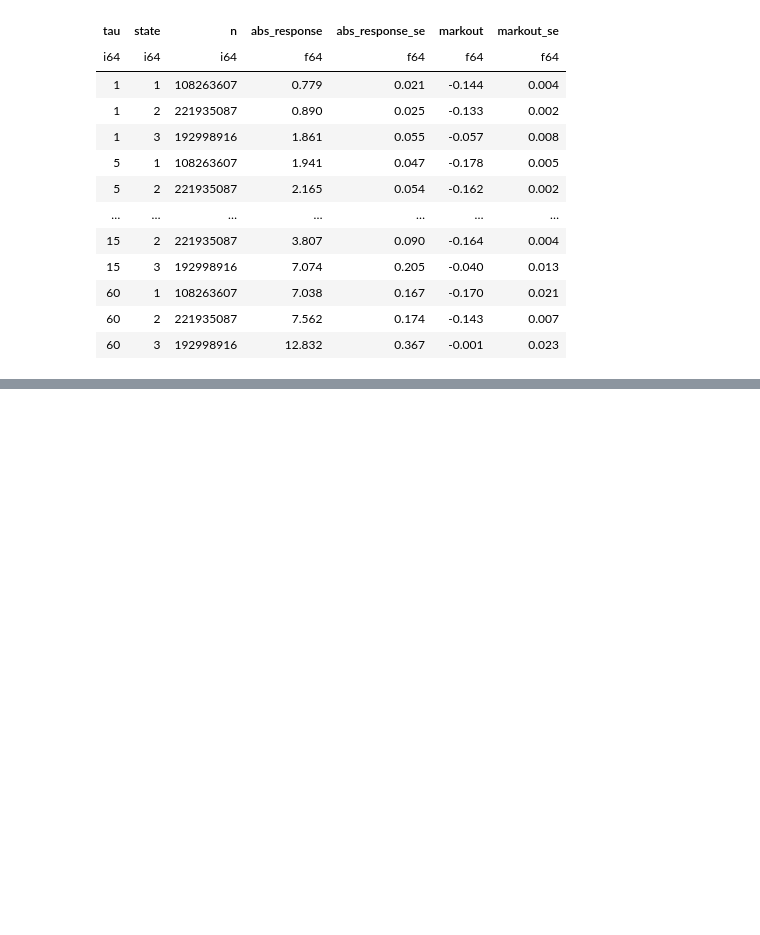
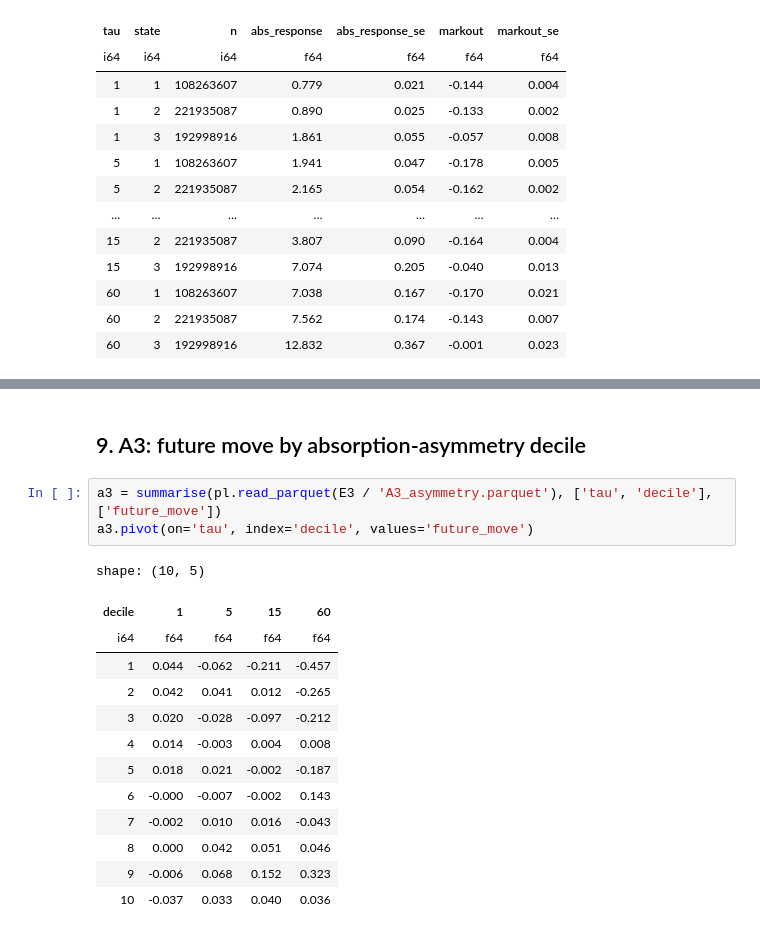
Before and after one commit to pdmillington/market-impact-research, a Jupyter notebook: alpha-search/notebooks/SecondsSignalsExploration.ipynb, the cells around one changed output, grey strips where cells are left out. Saved outputs shown, nothing was run; the diff lists cells and outputs as text; blank space fills up the shorter version.

```diff
--- a/alpha-search/notebooks/SecondsSignalsExploration.ipynb
+++ b/alpha-search/notebooks/SecondsSignalsExploration.ipynb
@@ -186,0 +254,19 @@ shape: (12, 7)
+# %% [markdown]
+## 9. A3: future move by absorption-asymmetry decile
+# %%
+a3 = summarise(pl.read_parquet(E3 / 'A3_asymmetry.parquet'), ['tau', 'decile'], ['future_move'])
+a3.pivot(on='tau', index='decile', values='future_move')
+# %% [output]
+shape: (10, 5)
+| decile | 1 | 5 | 15 | 60 |
+| i64 | f64 | f64 | f64 | f64 |
+| 1 | 0.044 | -0.062 | -0.211 | -0.457 |
+| 2 | 0.042 | 0.041 | 0.012 | -0.265 |
+| 3 | 0.020 | -0.028 | -0.097 | -0.212 |
+| 4 | 0.014 | -0.003 | 0.004 | 0.008 |
+| 5 | 0.018 | 0.021 | -0.002 | -0.187 |
+| 6 | -0.000 | -0.007 | -0.002 | 0.143 |
+| 7 | -0.002 | 0.010 | 0.016 | -0.043 |
+| 8 | 0.000 | 0.042 | 0.051 | 0.046 |
+| 9 | -0.006 | 0.068 | 0.152 | 0.323 |
+| 10 | -0.037 | 0.033 | 0.040 | 0.036 |
```
Also changed, not shown: parts of 6 cells of this notebook, 46 other files.
